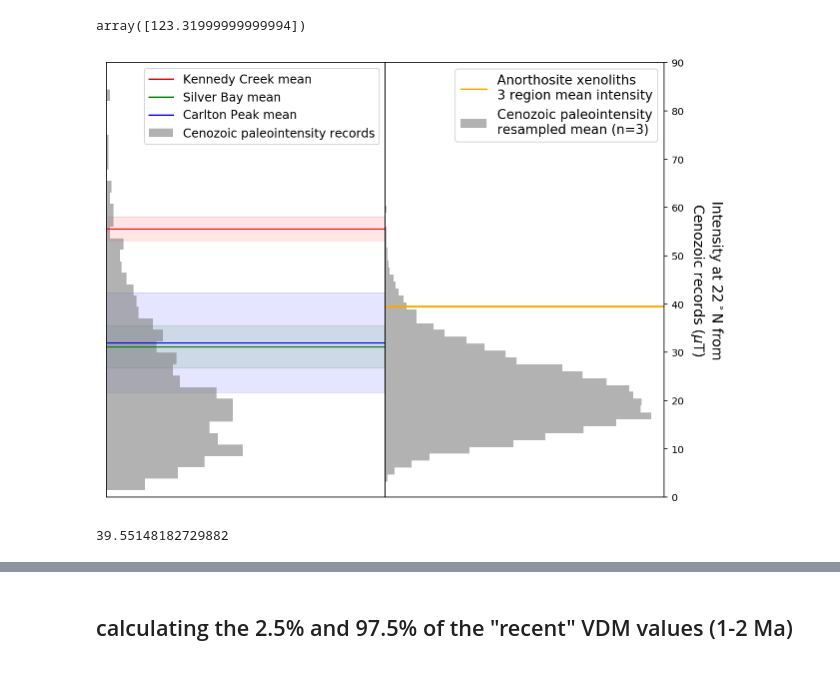
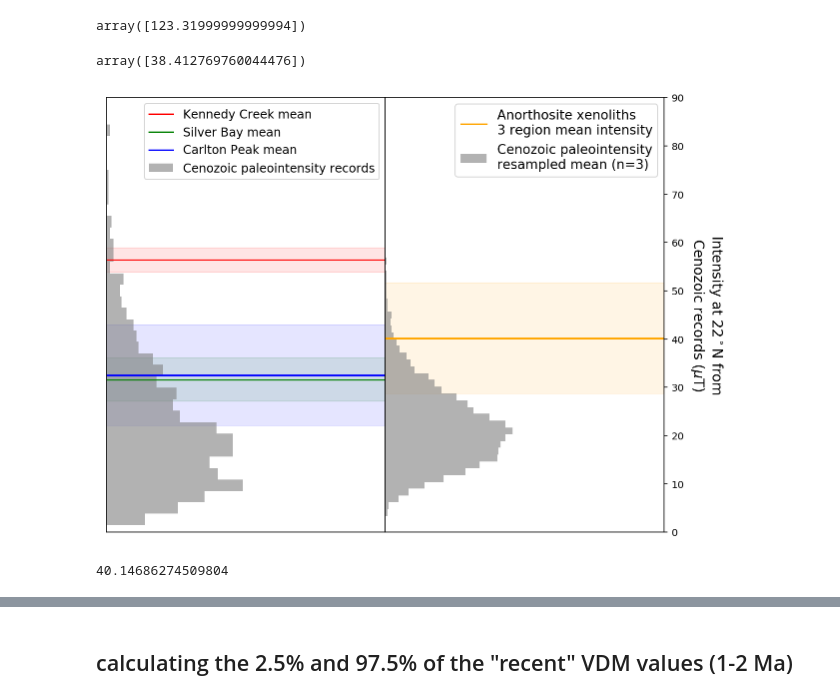
Before and after one commit to Swanson-Hysell-Group/AX_BD_PINT, a Jupyter notebook: code/AX_BD_PINT.ipynb, the cells around one changed output, grey strips where cells are left out. Saved outputs shown, nothing was run; the diff lists cells and outputs as text; code cells hidden in the pictures.

```diff
--- a/code/AX_BD_PINT.ipynb
+++ b/code/AX_BD_PINT.ipynb
@@ -266 +268,3 @@ BD_PINT_lat = [BD_plat[i] for i in BD_PINT_data[0]]
+# %%
+cooling_rate_correction = 1.33
 # %% [markdown]
@@ -307,11 +311,12 @@ AX1-5a    0.6
 Name: gamma, dtype: float64
 # %%
 AX_inc = pd.Series(data=AX_site_mct_tc['dir_inc'].tolist(), index=AX_site_mct_tc['site'])
+AX_all_PINT_specimen['specimen_int_uT'] = np.round(AX_all_PINT_specimen['specimen_int_uT']/cooling_rate_correction,2)
 AX_all_PINT_specimen['dir_inc'] = [AX_inc[i] for i in AX_all_PINT_specimen['er_sample_name']]
 AX_all_PINT_specimen['paleolatitude'] = [AX_plat[i] for i in AX_all_PINT_specimen['er_sample_name']]
 AX_all_PINT_specimen['gamma'] = AX_all_PINT_specimen['er_specimen_name'].map(AX_all_measurements_group['gamma'])
-AX_all_PINT_specimen['VDM'] = [round(pmag.b_vdm(AX_all_PINT_specimen['specimen_int_uT'].tolist()[i]/1e6/1.35,
-                                                 AX_all_PINT_specimen['paleolatitude'].tolist()[i]), 2)/1e21 for i in range(AX_all_PINT_specimen.shape[0])]
+AX_all_PINT_specimen['VDM'] = [round(pmag.b_vdm(AX_all_PINT_specimen['specimen_int_uT'].tolist()[i]/1e6,
+                                                 AX_all_PINT_specimen['paleolatitude'].tolist()[i])/1e21, 1) for i in range(AX_all_PINT_specimen.shape[0])]
 AX_all_PINT_specimen_export = AX_all_PINT_specimen.drop(['specimen_lab_field_dc', 'Anisotropy_correction_factor','NLT_correction_factor', 'Cooling_rate_correction_factor'], axis = 1)
 AX_all_PINT_specimen_export['specimen_scat'] = 'PASS'
 AX_all_PINT_specimen_export.head()
@@ -1027,14 +1027,15 @@ for i in range(10000):
     PADM2M_resamples.append(pmag.vdm_b(PADM2M[1].sample(n=3).mean()*1e22, 22)*1e6)
 PADM2M_ALL = pmag.vdm_b(PADM2M[1]*1e22, 22)*1e6
 # %%
-AX11_13_mean = AX_all_PINT_specimen[AX_all_PINT_specimen['er_sample_name'].str.contains('AX11|AX13')].specimen_int_uT.mean()/1.35
-AX11_13_std = AX_all_PINT_specimen[AX_all_PINT_specimen['er_sample_name'].str.contains('AX11|AX13')].specimen_int_uT.std()/1.35
-AX12_16_mean = AX_all_PINT_specimen[AX_all_PINT_specimen['er_sample_name'].str.contains('AX12|AX16')].specimen_int_uT.mean()/1.35
-AX12_16_std = AX_all_PINT_specimen[AX_all_PINT_specimen['er_sample_name'].str.contains('AX12|AX16')].specimen_int_uT.std()/1.35
-AX6_8_10_mean = AX_all_PINT_specimen[AX_all_PINT_specimen['er_sample_name'].str.contains('AX6|AX8|AX10')].specimen_int_uT.mean()/1.35
-AX6_8_10_std = AX_all_PINT_specimen[AX_all_PINT_specimen['er_sample_name'].str.contains('AX6|AX8|AX10')].specimen_int_uT.std()/1.35
+AX11_13_mean = AX_all_PINT_specimen[AX_all_PINT_specimen['er_sample_name'].str.contains('AX11|AX13')].specimen_int_uT.mean()
+AX11_13_std = AX_all_PINT_specimen[AX_all_PINT_specimen['er_sample_name'].str.contains('AX11|AX13')].specimen_int_uT.std()
+AX12_16_mean = AX_all_PINT_specimen[AX_all_PINT_specimen['er_sample_name'].str.contains('AX12|AX16')].specimen_int_uT.mean()
+AX12_16_std = AX_all_PINT_specimen[AX_all_PINT_specimen['er_sample_name'].str.contains('AX12|AX16')].specimen_int_uT.std()
+AX6_8_10_mean = AX_all_PINT_specimen[AX_all_PINT_specimen['er_sample_name'].str.contains('AX6|AX8|AX10')].specimen_int_uT.mean()
+AX6_8_10_std = AX_all_PINT_specimen[AX_all_PINT_specimen['er_sample_name'].str.contains('AX6|AX8|AX10')].specimen_int_uT.std()
 
 region_mean = (AX6_8_10_mean+AX12_16_mean+AX11_13_mean)/3
+region_std = np.std([AX6_8_10_mean,AX12_16_mean,AX11_13_mean])
 # %%
 PADM2M_resample_low, PADM2M_resample_high = np.round(np.percentile(PADM2M_resamples, [2.5, 97.5]), 1)
 plt.figure(figsize=(10, 8))
@@ -1159,6 +1177,10 @@ for i in range(10000):
     Cenozoic_resamples.append(pmag.vdm_b(PINT_66Ma['VDM+VADM'].dropna().sample(n=3).mean()*1e21, 22)*1e6)
 
 Cenozoic_all = pmag.vdm_b(PINT_66Ma['VDM+VADM'].dropna()*1e21, 22)*1e6
+# %%
+np.percentile(Cenozoic_resamples, [97])
+# %% [output]
+array([38.412769760044476])
 # %%
 plt.figure(figsize=(10,8))
 ax1 = plt.subplot(121)
@@ -1168,38 +1190,40 @@ ax1.hist(Cenozoic_all, bins=40, density=1, color='grey', alpha=0.6, orientation=
 ax1.axhline(AX11_13_mean, color = 'r', label = 'Kennedy Creek mean')
 ax1.axhline(AX12_16_mean, color = 'g', label = 'Silver Bay mean')
 ax1.axhline(AX6_8_10_mean, color = 'b', label = 'Carlton Peak mean')
 
 ax1.fill_between([0, 0.1], [AX11_13_mean-AX11_13_std, AX11_13_mean-AX11_13_std], [AX11_13_mean+AX11_13_std, AX11_13_mean+AX11_13_std], color = 'r', alpha =0.1)
 ax1.fill_between([0, 0.1], [AX12_16_mean-AX12_16_std, AX12_16_mean-AX12_16_std], [AX12_16_mean+AX12_16_std, AX12_16_mean+AX12_16_std], color = 'g', alpha =0.1)
 ax1.fill_between([0, 0.1], [AX6_8_10_mean-AX6_8_10_std, AX6_8_10_mean-AX6_8_10_std], [AX6_8_10_mean+AX6_8_10_std, AX6_8_10_mean+AX6_8_10_std], color = 'b', alpha =0.1)
 ax1.set_xlim(0, 0.08)
 
 ax2.hist(Cenozoic_resamples, bins=40, density=1, color='grey', alpha=0.6, orientation='horizontal', label='Cenozoic paleointensity\nresampled mean (n=3)')
 ax2.axhline(region_mean, color = 'orange', label = 'Anorthosite xenoliths\n3 region mean intensity')
+ax2.fill_between([0, .12], [region_mean-region_std, region_mean-region_std], [region_mean+region_std, region_mean+region_std], color = 'orange', alpha =0.1)
+ax2.set_xlim(0, 0.12)
 
 ax1.set_xticks([])
 ax1.set_yticks([])
 ax1.set_ylim(0,90)
 ax1.legend(loc=1, fontsize=12)
 
 ax2.set_xticks([])
 ax2.set_ylim(0,90)
 ax2.yaxis.tick_right()
 ax2.yaxis.set_label_position("right")
 ax2.legend(loc=1, fontsize=13)
 plt.ylabel('Intensity at 22$^\circ$N from\nCenozoic records ($\mu$T)', fontsize=14, rotation=-90, labelpad=40)
 
 plt.subplots_adjust(wspace=0.)
 # plt.tight_layout()
 # plt.savefig('code_output/Cenozoic_resample.pdf', bbox_inches='tight')
 
 plt.show()
 # %% [output]
-[figure, old version]
+[figure, new version]
 # %%
 region_mean
 # %% [output]
-39.55148182729882
+40.14686274509804
 # %%
 np.percentile(Cenozoic_resamples, [98])
 # %% [output]
```
Also changed, not shown: parts of 49 cells of this notebook, 8 other files.
